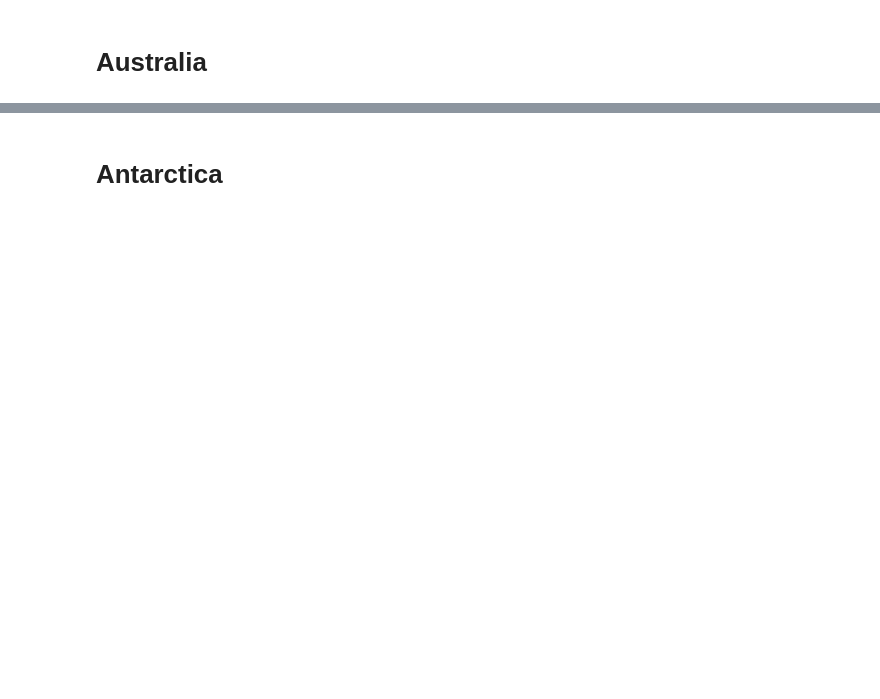
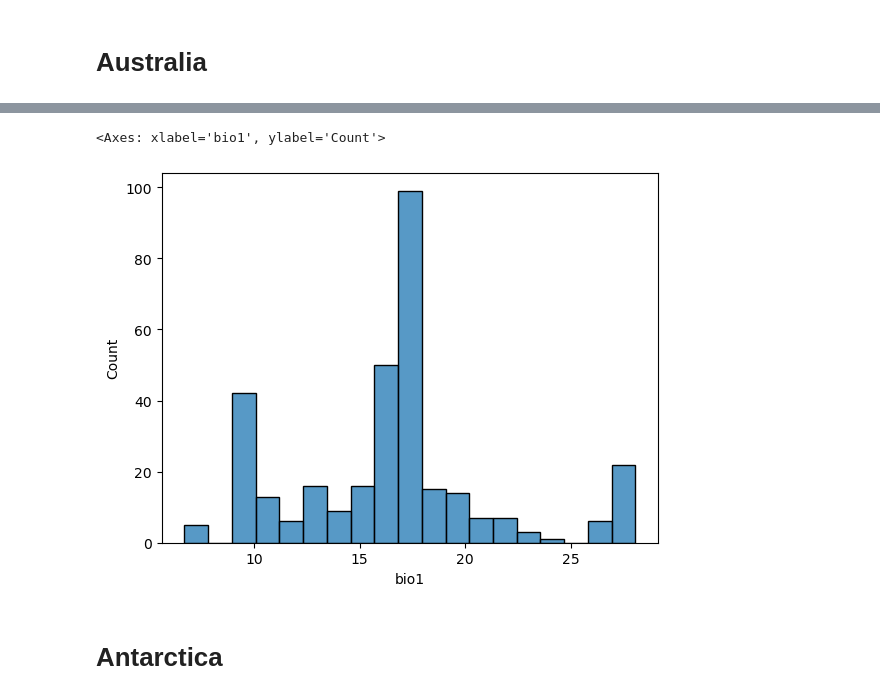
Before and after one commit to realmichaelhoffert/adenylate_kinase_ogt, a Jupyter notebook: notebooks/07_mgnify.ipynb, the cells around one changed output, grey strips where cells are left out. Cells and saved outputs as stored; diff of their text form; code cells hidden in the pictures; blank space fills up the shorter version.

```diff
--- a/notebooks/07_mgnify.ipynb
+++ b/notebooks/07_mgnify.ipynb
@@ -1222,2 +1733,7 @@ Download SRA run table
+# %%
+sns.histplot(aus_md['bio1'])
+# %% [output]
+<Axes: xlabel='bio1', ylabel='Count'>
+[figure, added]
 # %% [markdown]
 # Antarctica
```
Also changed, not shown: parts of 76 cells of this notebook, 7 other files.
